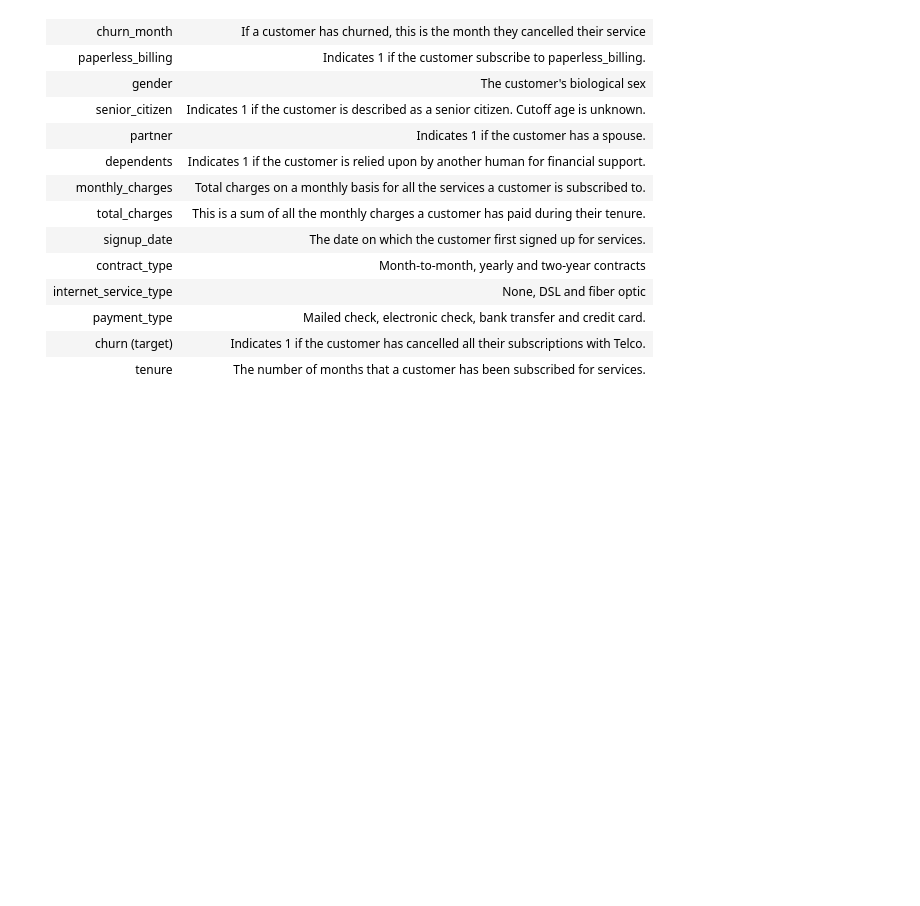
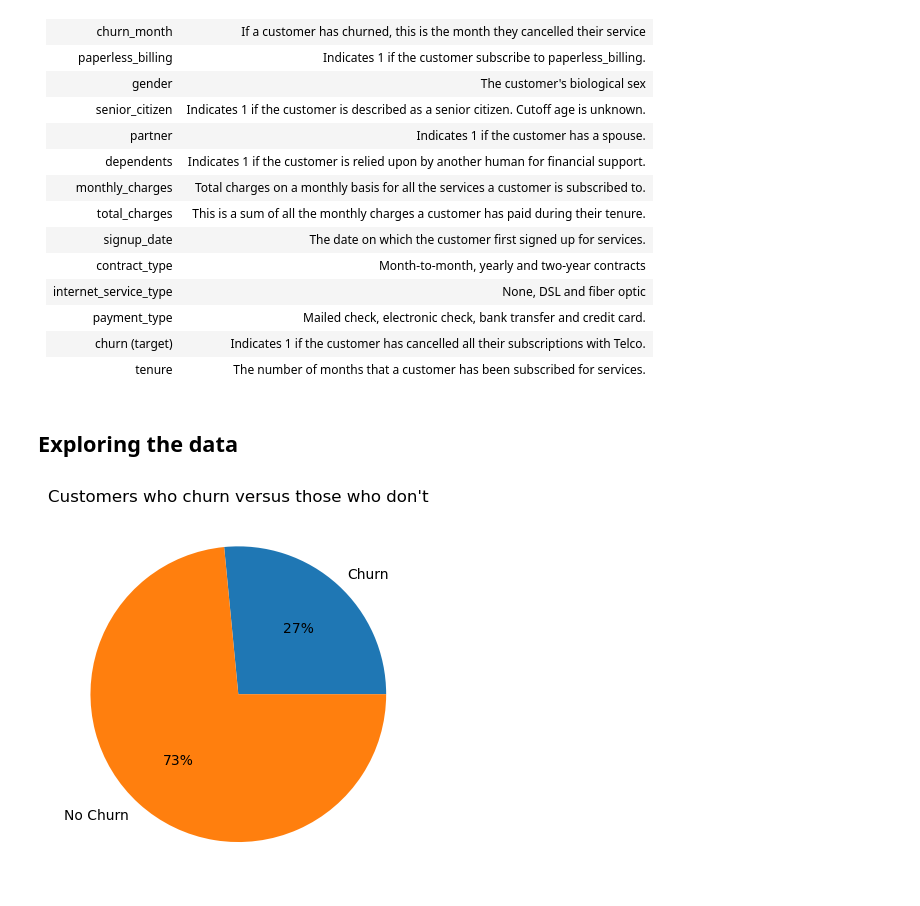
Before and after one commit to JoshuaHolt-Tech/classification_project, a Jupyter notebook: final_report.ipynb, the cells around one changed output. Saved outputs shown, nothing was run; the diff lists cells and outputs as text; code cells hidden in the pictures; blank space fills up the shorter version.

```diff
--- a/final_report.ipynb
+++ b/final_report.ipynb
@@ -42,5 +43,10 @@ pd.options.display.max_columns = None
 - Each column represents a feature associated with that customer.
 # %% [markdown]
 ## Prepare <a class="anchor" id="prepare"></a>
+# %%
+#Get, prepare and split data
+df = prep_telco(get_telco_data())
+train, validate, test = train_validate(df, 'churn')
+churn_indicator, anti_churn = ind_of_churn(train)
 # %% [markdown]
 ### Prepare Actions:
@@ -78,3 +84,9 @@ pd.options.display.max_columns = None
 |payment_type| Mailed check, electronic check, bank transfer and credit card. |
 |churn (target)| Indicates 1 if the customer has cancelled all their subscriptions with Telco. |
 |tenure| The number of months that a customer has been subscribed for services. |
+# %% [markdown]
+## Exploring the data
+# %%
+get_pie(train)
+# %% [output]
+[figure, added]
```
Also changed, not shown: parts of 9 cells of this notebook, 2 other files.
